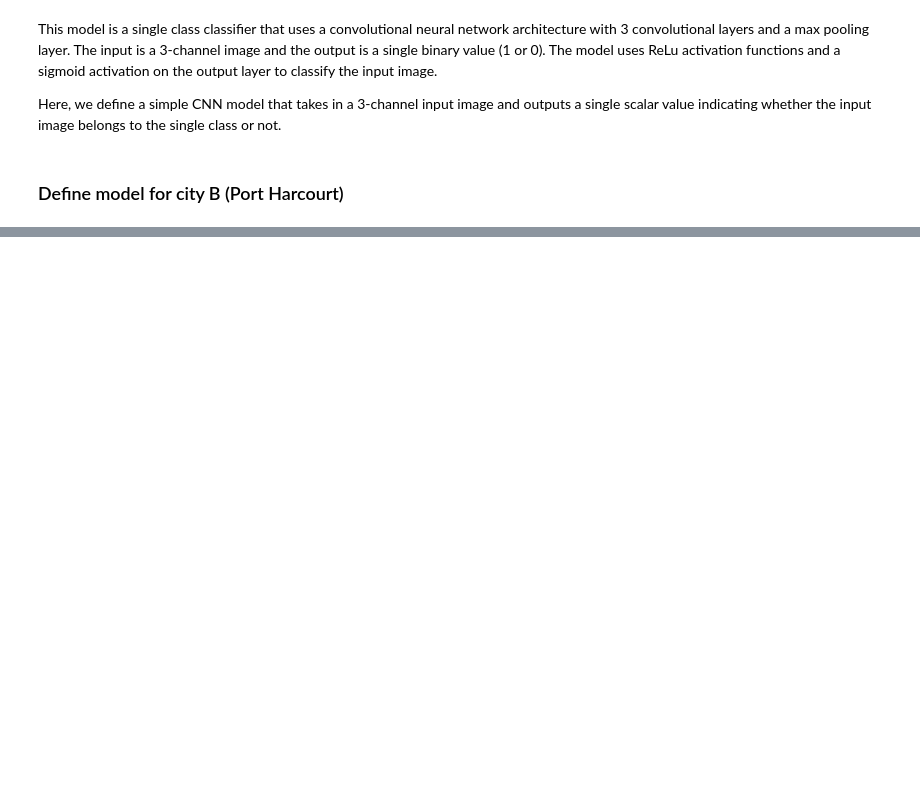
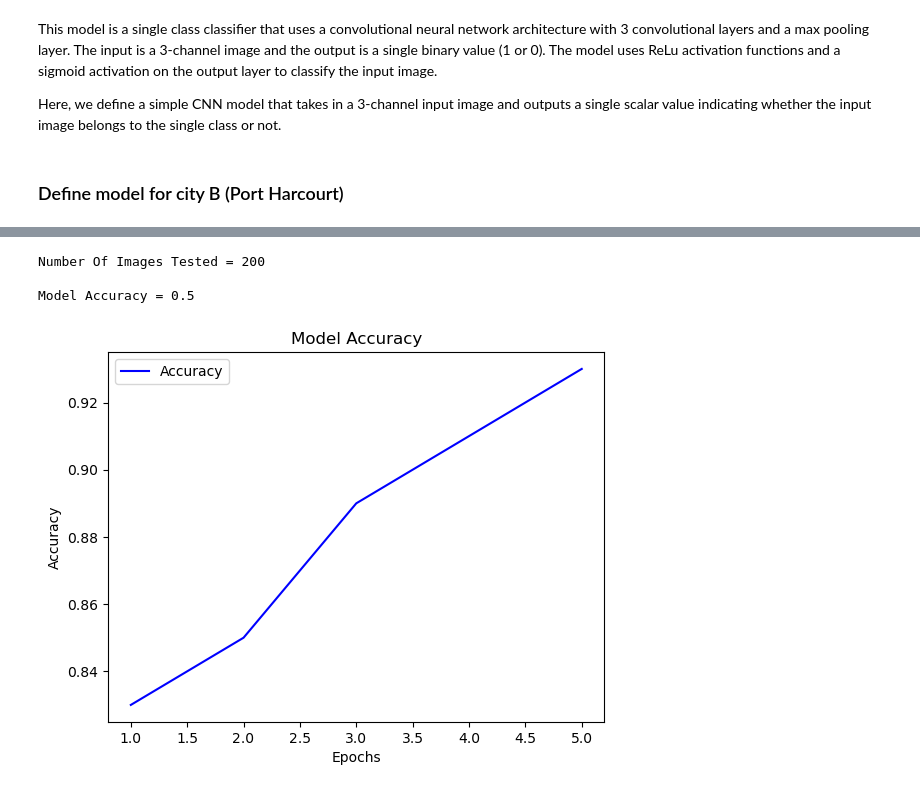
Before and after one commit to A-boo-Bae/ITNPAI1-Deep-Learning-for-Vision-and-NLP-2022-3, a Jupyter notebook: ITNPAI1 - Assignment.ipynb, the cells around one changed output, grey strips where cells are left out. Saved outputs shown, nothing was run; the diff lists cells and outputs as text; code cells hidden in the pictures; blank space fills up the shorter version.

```diff
--- a/ITNPAI1 - Assignment.ipynb
+++ b/ITNPAI1 - Assignment.ipynb
@@ -153,0 +258,50 @@ net = Net()
+# %%
+#E2
+
+#Test the model: for City A (lagos)
+
+test_dataset = ImageFolder(root=r"C:\Users\user\Desktop\DATA_IMAGE\Test data", transform=data_transforms)
+test_loader = DataLoader(test_dataset, batch_size=32, shuffle=False)
+
+model.eval()
+correct = 0
+total = 0
+
+
+# getting predictions on test set and measuring the performance
+correct_count, all_count = 0, 0
+for images,labels in test_loader:
+  for i in range(len(labels)):
+    if torch.cuda.is_available():
+        images = images.cuda()
+        labels = labels.cuda()
+    img = images[i]
+    with torch.no_grad():
+        logps = model(img)
+
+
+    ps = torch.exp(logps)
+    probab = list(ps.cpu()[0])
+    pred_label = probab.index(max(probab))
+    true_label = labels.cpu()[i]
+    if(true_label == pred_label):
+      correct_count += 1
+    all_count += 1
+print("Number Of Images Tested =", all_count)
+print("\nModel Accuracy =", (correct_count/all_count))
+# %% [output]
+Number Of Images Tested = 200
+
+Model Accuracy = 0.5
+# %%
+epochs = [1, 2, 3, 4, 5,]
+accuracy = [0.83, 0.85, 0.89, 0.91, 0.93]
+
+plt.plot(epochs, accuracy, 'b', label='Accuracy')
+plt.title('Model Accuracy')
+plt.xlabel('Epochs')
+plt.ylabel('Accuracy')
+plt.legend()
+plt.show()
+# %% [output]
+[figure, added]
```
Also changed, not shown: parts of 14 cells of this notebook.
